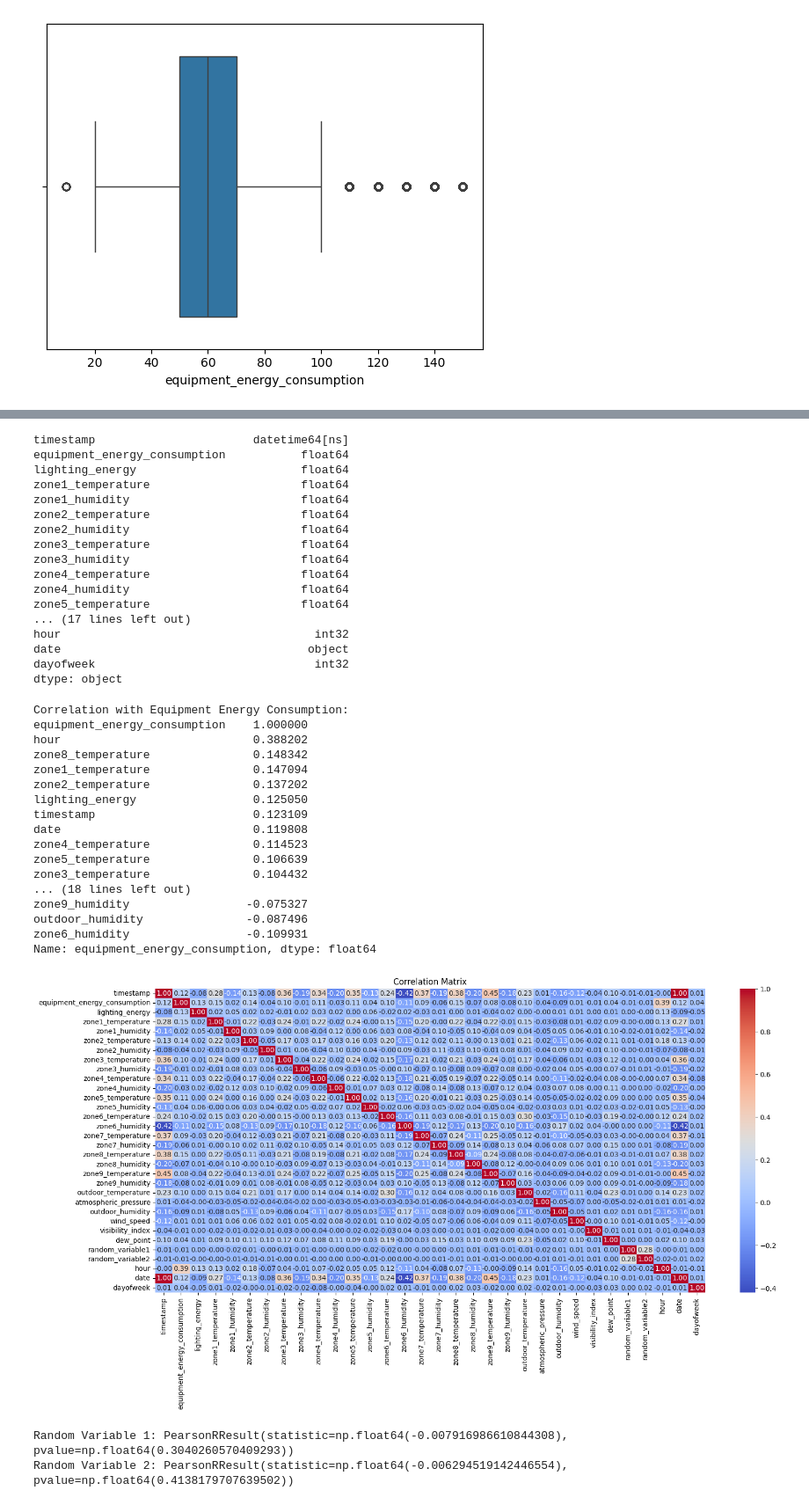
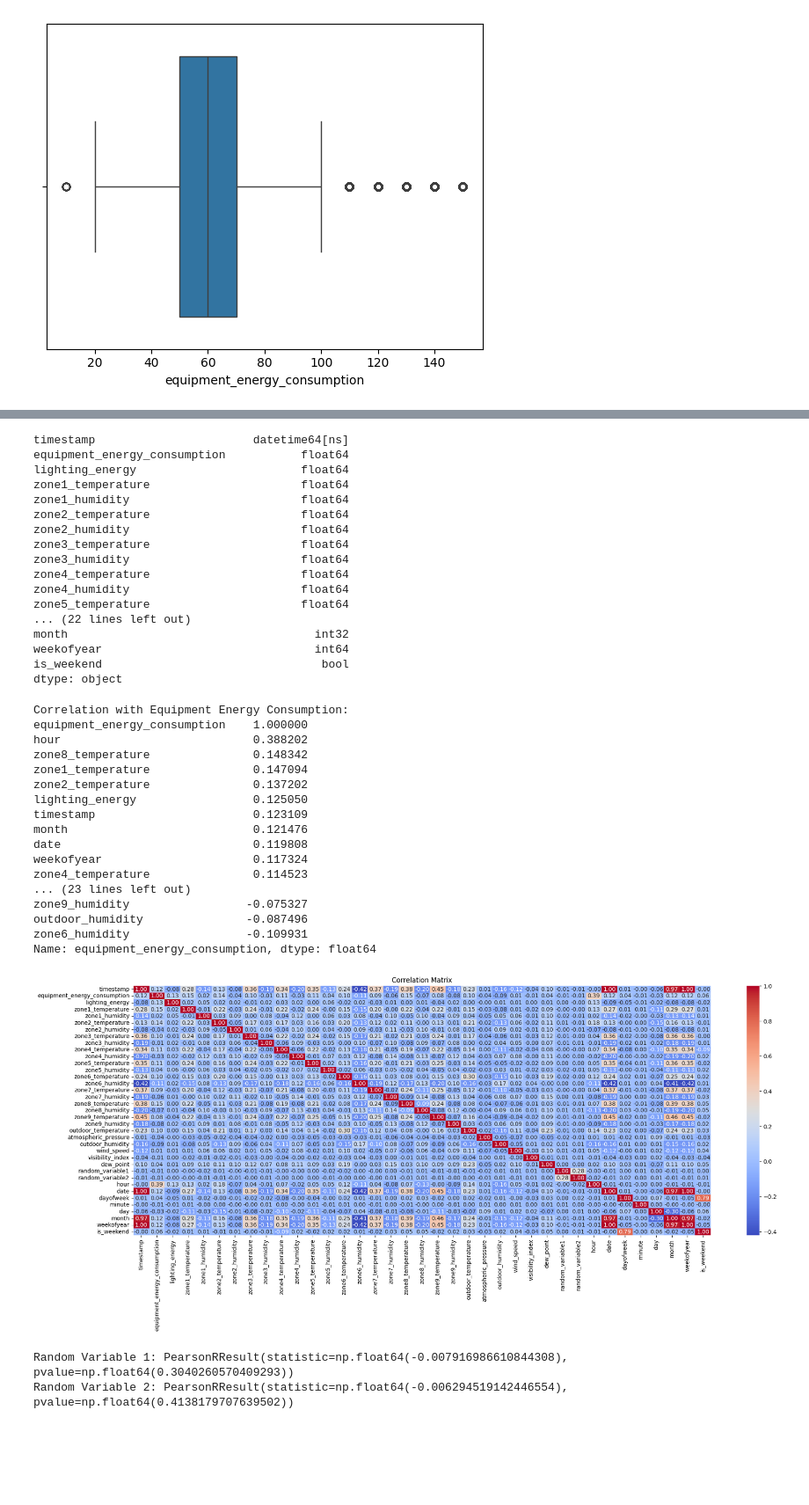
Before and after one commit to suprriyo/DS-Intern-Assignment-Supriyo-Chakraborty, a Jupyter notebook: EDA.ipynb, the cells around one changed output, grey strips where cells are left out. Shown at 88% size. Saved outputs shown, nothing was run; the diff lists cells and outputs as text; code cells hidden in the pictures; blank space fills up the shorter version.

```diff
--- a/EDA.ipynb
+++ b/EDA.ipynb
@@ -22,8 +22,12 @@ df.shape
 df['timestamp'] = pd.to_datetime(df['timestamp'])
 # %%
 df['hour'] = df['timestamp'].dt.hour
-df['date'] = df['timestamp'].dt.date
+df['minute'] = df['timestamp'].dt.minute
+df['day'] = df['timestamp'].dt.day
 df['dayofweek'] = df['timestamp'].dt.dayofweek
+df['month'] = df['timestamp'].dt.month
+df['weekofyear'] = df['timestamp'].dt.isocalendar().week.astype(int)
+df['is_weekend'] = df['timestamp'].dt.dayofweek >= 5
 # %%
 print(df[['timestamp', 'hour', 'date', 'dayofweek']].head())
 # %% [output]
@@ -262,47 +266,47 @@ zone3_humidity                         float64
 zone4_temperature                      float64
 zone4_humidity                         float64
 zone5_temperature                      float64
-... (17 lines left out)
-hour                                     int32
-date                                    object
-dayofweek                                int32
+... (22 lines left out)
+month                                    int32
+weekofyear                               int64
+is_weekend                                bool
 dtype: object
 # %%
 df['date'] = pd.to_datetime(df['date'])
 # %%
 
 correlation_matrix = df.corr()
 
 print("Correlation with Equipment Energy Consumption:")
 print(correlation_matrix['equipment_energy_consumption'].sort_values(ascending=False))
 
 
 import seaborn as sns
 import matplotlib.pyplot as plt
 
-plt.figure(figsize=(18, 8))
+plt.figure(figsize=(23, 8))
 sns.heatmap(correlation_matrix, annot=True, cmap='coolwarm', fmt='.2f')
 plt.title("Correlation Matrix")
 plt.show()
 # %% [output]
 Correlation with Equipment Energy Consumption:
 equipment_energy_consumption    1.000000
 hour                            0.388202
 zone8_temperature               0.148342
 zone1_temperature               0.147094
 zone2_temperature               0.137202
 lighting_energy                 0.125050
 timestamp                       0.123109
+month                           0.121476
 date                            0.119808
+weekofyear                      0.117324
 zone4_temperature               0.114523
-zone5_temperature               0.106639
-zone3_temperature               0.104432
-... (18 lines left out)
+... (23 lines left out)
 zone9_humidity                 -0.075327
 outdoor_humidity               -0.087496
 zone6_humidity                 -0.109931
 Name: equipment_energy_consumption, dtype: float64
-[figure, old version]
+[figure, new version]
 # %%
 from scipy.stats import pearsonr
 
```
Also changed, not shown: parts of 31 cells of this notebook.
